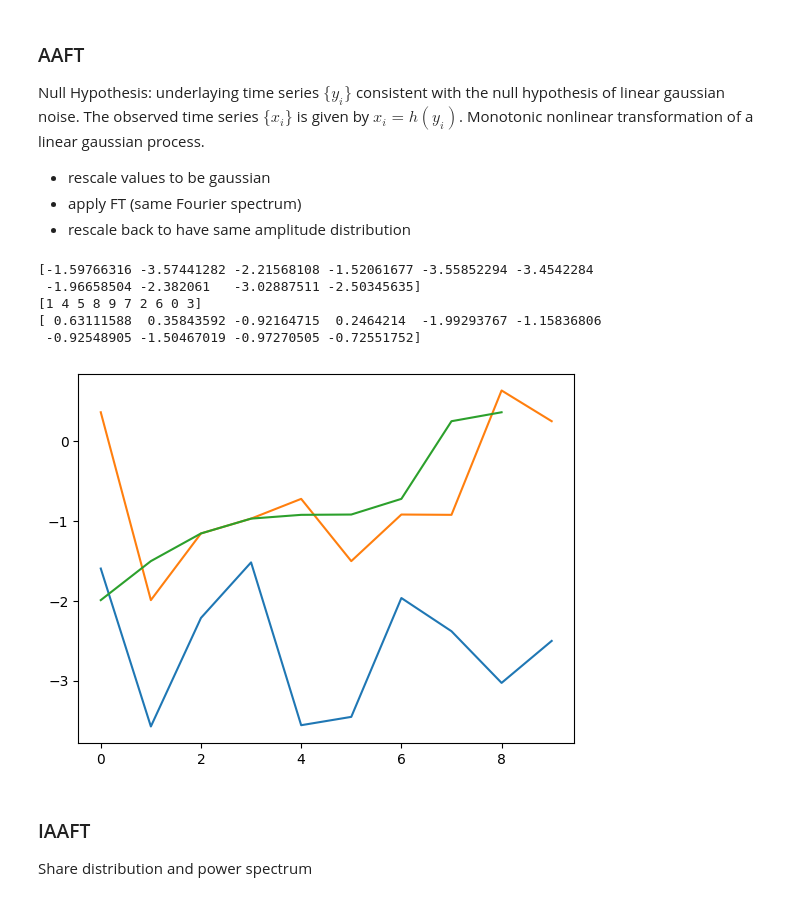
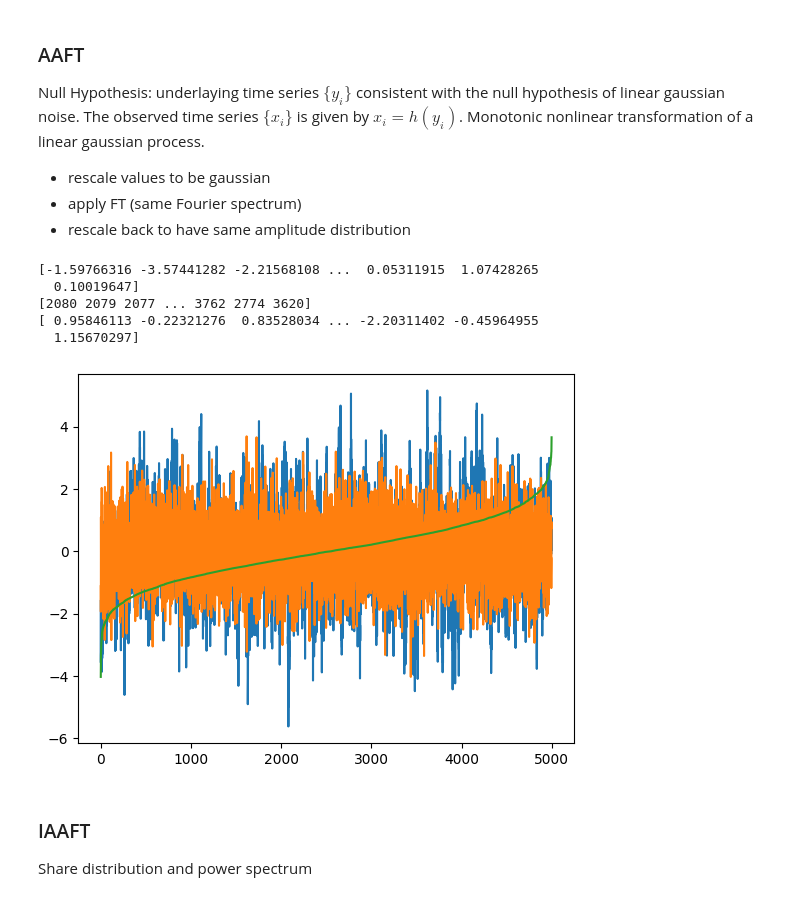
Before and after one commit to LucaGawa/Surrogates, a Jupyter notebook: surrogates.ipynb, the cells around one changed output. Saved outputs shown, nothing was run; the diff lists cells and outputs as text; code cells hidden in the pictures.

```diff
--- a/surrogates.ipynb
+++ b/surrogates.ipynb
@@ -62,27 +59,9 @@ Chaos vs. Noise
 # %%
 # # creating an AR2 Timeseries
 parameter = np.array([1,0.33,0.5,1])
-# ma = np.array([1])
 
-
-# ar2_data = ArmaProcess(ar2,ma).generate_sample(nsample=9)
-ar2_data, msg = tiseanio('/home/luca/bin/ar-run', '-l10', '-p2', data=[1,0.33,0.5,1]
+ar2_data, msg = tiseanio('/home/luca/bin/ar-run', '-l5000', '-p2', data=[1,0.33,0.5,1]
 , silent=True)
-
-# ar2_data, msg = tiseano('/home/luca/bin/ar-run', '-l1000', '-p2', '/home/luca/Documents/Repositories/Surrogates/ar3.txt'
-# , silent=False)
-
-# print(ar2_data)
-# plt.title("Ar(2) generated time series")
-# plt.plot(ar2_data)
-# plt.show()
-
-# autocorrelation(ar2_data)
-
-# autcorr_ar2 = autocorrelation(ar2_data)
-# plt.title("autocorrelation")
-# plt.plot(autcorr_ar2)
-# plt.show()
 
 def plot_surrogates(time_series, surrogate_method):
     time_series_surrogate = surrogate_method(time_series)
@@ -177,40 +232,40 @@ underlaying time series $\{y_i\}$ consistent with the null hypothesis of linear
 # %%
 def AAFT(timeseries):
     n = len(timeseries)
     print(timeseries)
     indices_timeseries = np.argsort(timeseries)
-    print(indices)
+    print(indices_timeseries)
 
 
 
     # print(timeseries)
     y = np.random.normal(0,1,n)
     indices_y = np.argsort(y)
 
     print(y)
     # plt.plot(y)
 
     plt.plot(timeseries)
-    y = y[indices]
+    y = y[indices_timeseries]
     plt.plot(y)
     # plt.hist(y)
     # print(y[indices])
 
     sorted_timeseries = np.sort(timeseries)
 
     y = y[np.argsort(y)[:-1]]
     # print(y)
     plt.plot(y)
     # print(y)
 
 AAFT(ar2_data)
 # %% [output]
-[-1.59766316 -3.57441282 -2.21568108 -1.52061677 -3.55852294 -3.4542284
- -1.96658504 -2.382061   -3.02887511 -2.50345635]
-[1 4 5 8 9 7 2 6 0 3]
-[ 0.63111588  0.35843592 -0.92164715  0.2464214  -1.99293767 -1.15836806
- -0.92548905 -1.50467019 -0.97270505 -0.72551752]
+[-1.59766316 -3.57441282 -2.21568108 ...  0.05311915  1.07428265
+  0.10019647]
+[2080 2079 2077 ... 3762 2774 3620]
+[ 0.95846113 -0.22321276  0.83528034 ... -2.20311402 -0.45964955
+  1.15670297]
-[figure, old version]
+[figure, new version]
 # %% [markdown]
 ### IAAFT
 
```
Also changed, not shown: parts of 19 cells of this notebook.
